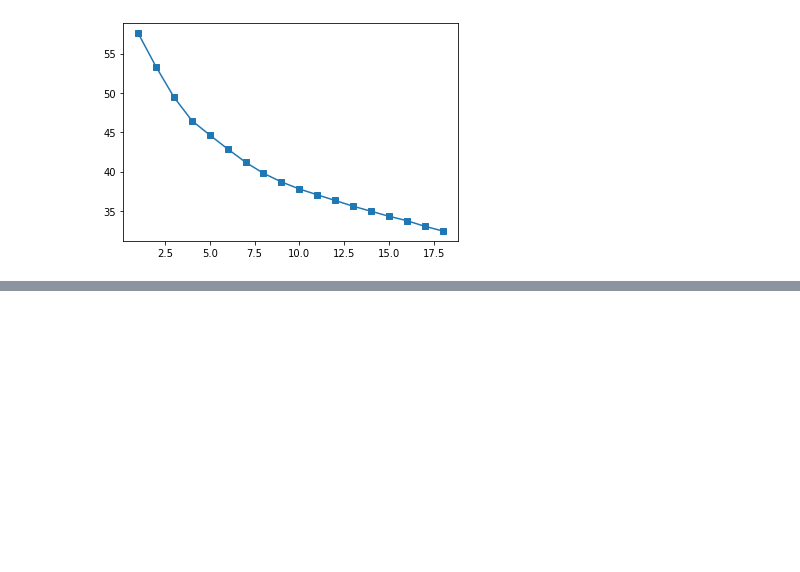
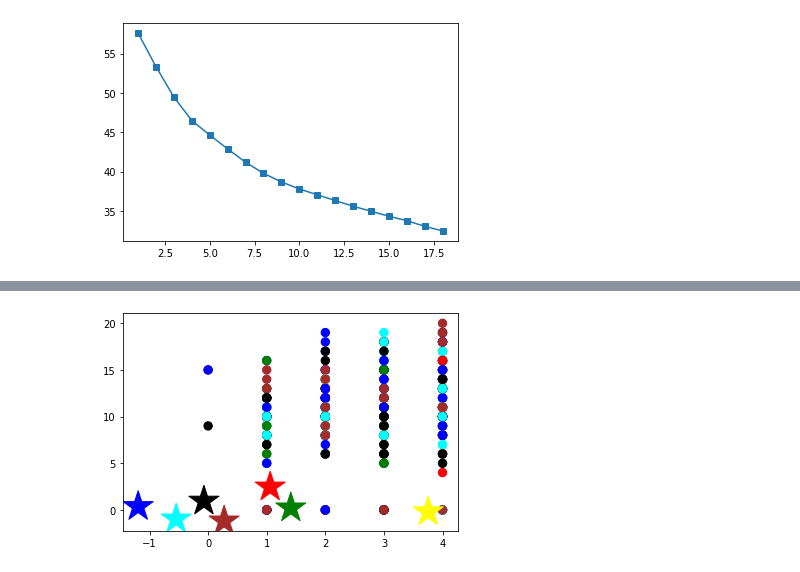
Before and after one commit to albertorekena/education-improvement, a Jupyter notebook: Pruebas_cluster.ipynb, the cells around one changed output, grey strips where cells are left out. Cells and saved outputs as stored; diff of their text form; code cells hidden in the pictures; blank space fills up the shorter version.

```diff
--- a/Pruebas_cluster.ipynb
+++ b/Pruebas_cluster.ipynb
@@ -888,0 +948,10 @@ cluster_labels = kmeans.labels_
+# %%
+# Getting the values and plotting it
+f1 = df_mat_kmeans['Medu'].values
+f2 = df_mat_kmeans['G3'].values
+
+plt.scatter(f1, f2, c=asignar, s=70)
+plt.scatter(C[:, 0], C[:, 1], marker='*', c=colores, s=1000)
+plt.show()
+# %% [output]
+[figure, added]
```
Also changed, not shown: parts of 25 cells of this notebook.
